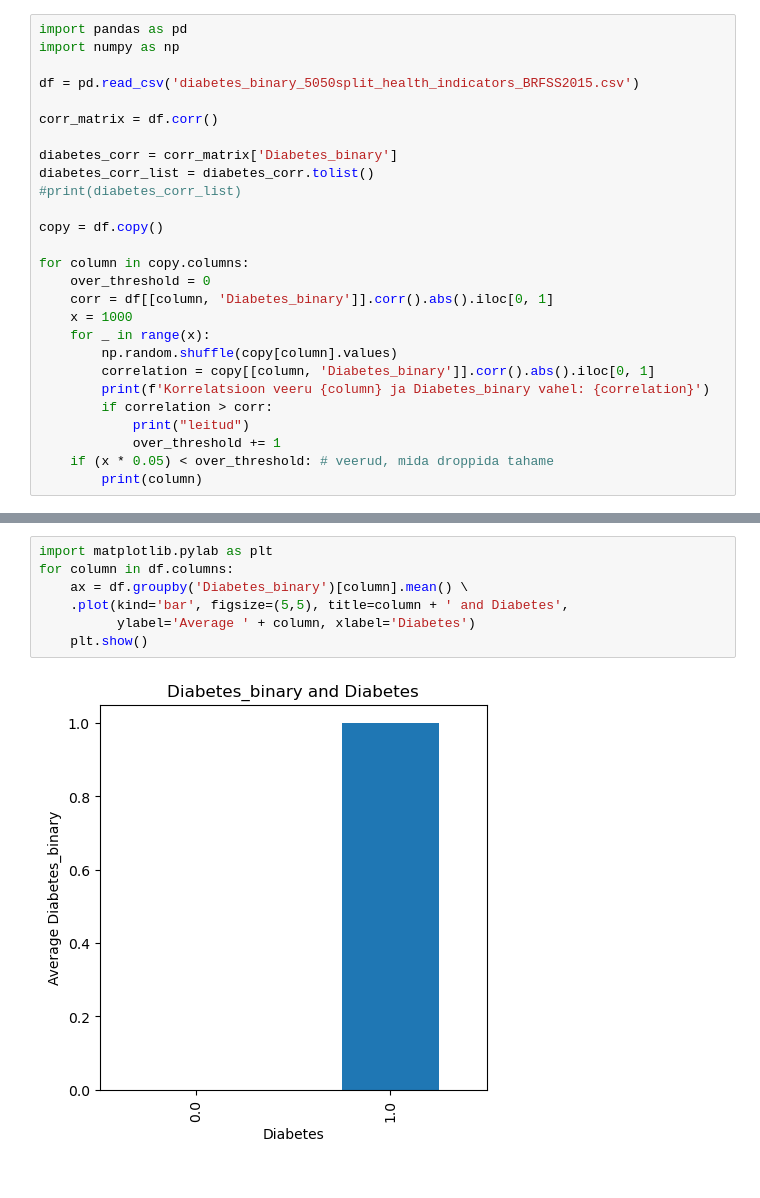
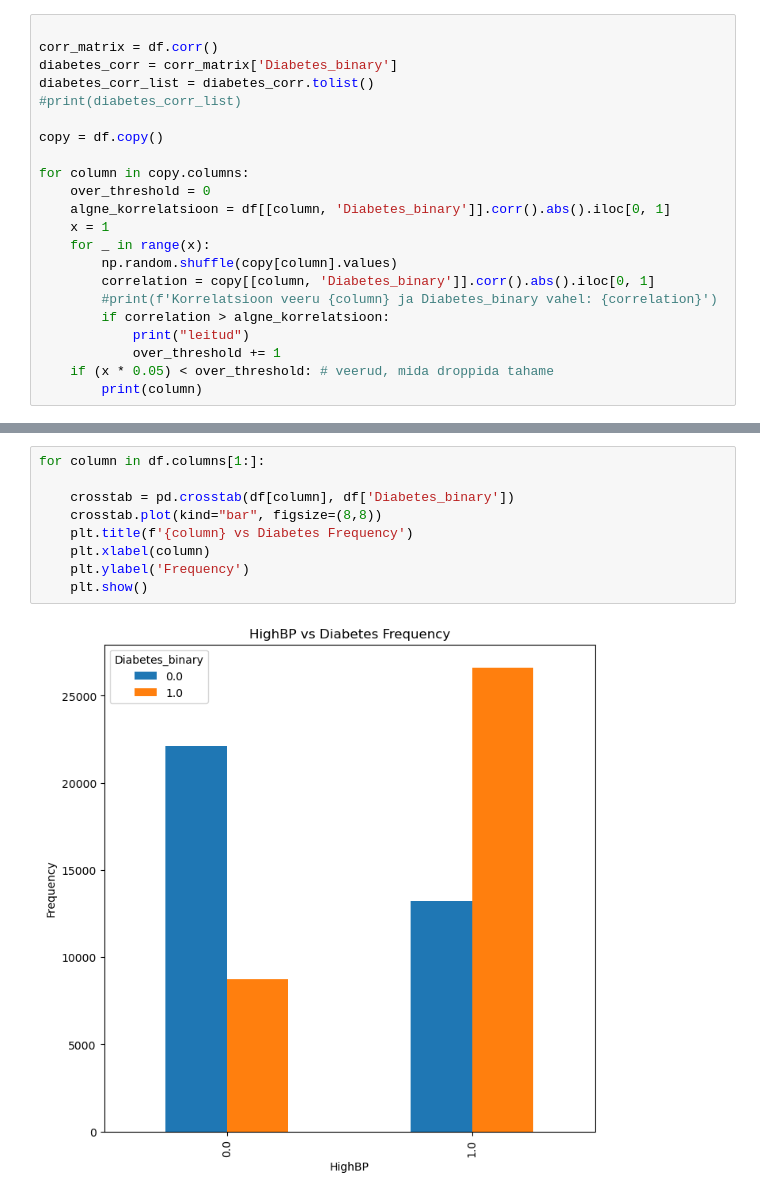
Before and after one commit to KristinaKatarina/ID2023, a Jupyter notebook: Projekt.ipynb, the cells around one changed output, grey strips where cells are left out. Drawn from its saved outputs; the diff is of its cells as text.

```diff
--- a/Projekt.ipynb
+++ b/Projekt.ipynb
@@ -1,11 +47,6 @@
 # %%
-import pandas as pd
-import numpy as np
-
-df = pd.read_csv('diabetes_binary_5050split_health_indicators_BRFSS2015.csv')
 
 corr_matrix = df.corr()
-
 diabetes_corr = corr_matrix['Diabetes_binary']
 diabetes_corr_list = diabetes_corr.tolist()
 #print(diabetes_corr_list)
@@ -14,13 +55,13 @@ copy = df.copy()
 
 for column in copy.columns:
     over_threshold = 0
-    corr = df[[column, 'Diabetes_binary']].corr().abs().iloc[0, 1]
-    x = 1000
+    algne_korrelatsioon = df[[column, 'Diabetes_binary']].corr().abs().iloc[0, 1]
+    x = 1
     for _ in range(x):
         np.random.shuffle(copy[column].values)
         correlation = copy[[column, 'Diabetes_binary']].corr().abs().iloc[0, 1]
-        print(f'Korrelatsioon veeru {column} ja Diabetes_binary vahel: {correlation}')
-        if correlation > corr:
+        #print(f'Korrelatsioon veeru {column} ja Diabetes_binary vahel: {correlation}')
+        if correlation > algne_korrelatsioon:
             print("leitud")
             over_threshold += 1
     if (x * 0.05) < over_threshold: # veerud, mida droppida tahame
@@ -46,9 +80,11 @@ Korrelats
 # %%
-import matplotlib.pylab as plt
-for column in df.columns:
-    ax = df.groupby('Diabetes_binary')[column].mean() \
-    .plot(kind='bar', figsize=(5,5), title=column + ' and Diabetes',
-          ylabel='Average ' + column, xlabel='Diabetes')
+for column in df.columns[1:]:
+
+    crosstab = pd.crosstab(df[column], df['Diabetes_binary'])
+    crosstab.plot(kind="bar", figsize=(8,8))
+    plt.title(f'{column} vs Diabetes Frequency')
+    plt.xlabel(column)
+    plt.ylabel('Frequency')
     plt.show()
 # %% [output]
-[figure, old version]
+[figure, new version]
```
Also changed, not shown: parts of 27 cells of this notebook.
